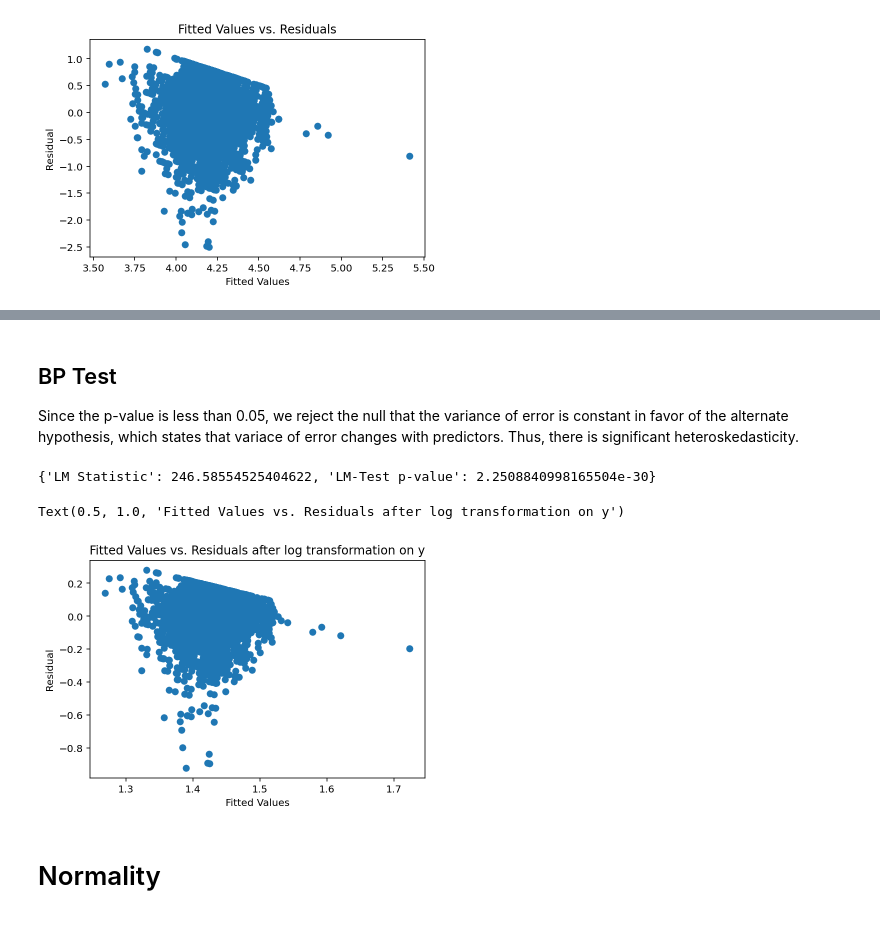
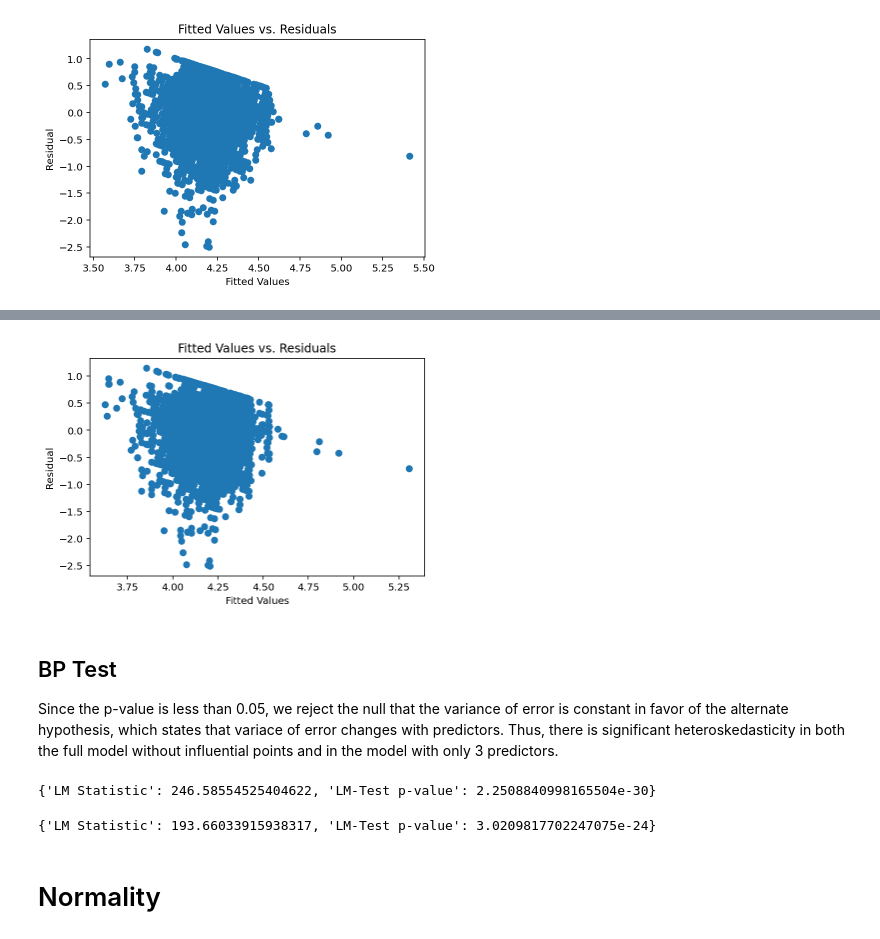
Before and after one commit to flomch/linear-regression-final-project, a Jupyter notebook: analysis.ipynb, the cells around one changed output, grey strips where cells are left out. Cells and saved outputs as stored; diff of their text form; code cells hidden in the pictures.

Commit message:
added diagnostics using the model Sandy developed

```diff
--- a/analysis.ipynb
+++ b/analysis.ipynb
@@ -317,6 +333,22 @@ plt.show()
+# %%
+# Model based on Sandy's work:
+model5 = smf.ols('rating~category+reviews+last_updated_encoded' , data=df2).fit()
+
+p5 = model5.fittedvalues
+res5 = model5.resid
+plt.scatter(p5,res5)
+plt.xlabel("Fitted Values")
+plt.ylabel("Residual")
+plt.title("Fitted Values vs. Residuals")
+
+plt.show()
+
+# Plot shows slightly improved variance
+# %% [output]
+[figure, added]
 # %% [markdown]
 ## BP Test
-Since the p-value is less than 0.05, we reject the null that the variance of error is constant in favor of the alternate hypothesis, which states that variace of error changes with predictors. Thus, there is significant heteroskedasticity.
+Since the p-value is less than 0.05, we reject the null that the variance of error is constant in favor of the alternate hypothesis, which states that variace of error changes with predictors. Thus, there is significant heteroskedasticity in both the full model without influential points and in the model with only 3 predictors.
 # %%
 #Breusch-Pagan for Heteroskedasticity
 from statsmodels.stats.diagnostic import het_breuschpagan
@@ -325,22 +357,12 @@ labels = ['LM Statistic', 'LM-Test p-value']
 print(dict(zip(labels, bp_test)))
 # %% [output]
 {'LM Statistic': 246.58554525404622, 'LM-Test p-value': 2.2508840998165504e-30}
-# %%
-# Try a log transformation on y --> Didn't improve nuch
-
-df2['log_rating']=np.log(df2['rating'])
-
-model3 = smf.ols(f'log_rating~{xstr}', data=df2).fit()
-
-p3 = model3.fittedvalues
-res3 = model3.resid
-plt.scatter(p3,res3)
-plt.xlabel("Fitted Values")
-plt.ylabel("Residual")
-plt.title("Fitted Values vs. Residuals after log transformation on y")
-# %% [output]
-Text(0.5, 1.0, 'Fitted Values vs. Residuals after log transformation on y')
-[figure, removed]
+# %%
+bp_test = het_breuschpagan(model5.resid, model5.model.exog)
+labels = ['LM Statistic', 'LM-Test p-value']
+print(dict(zip(labels, bp_test)))
+# %% [output]
+{'LM Statistic': 193.66033915938317, 'LM-Test p-value': 3.0209817702247075e-24}
 # %% [markdown]
 # Normality
 # %% [markdown]
```
Also changed, not shown: parts of 1 cell of this notebook.
